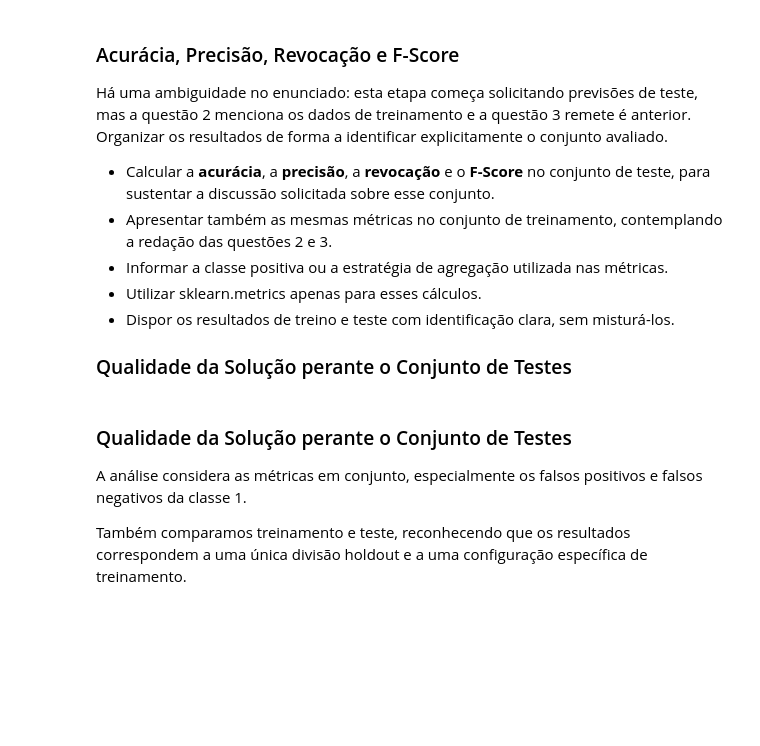
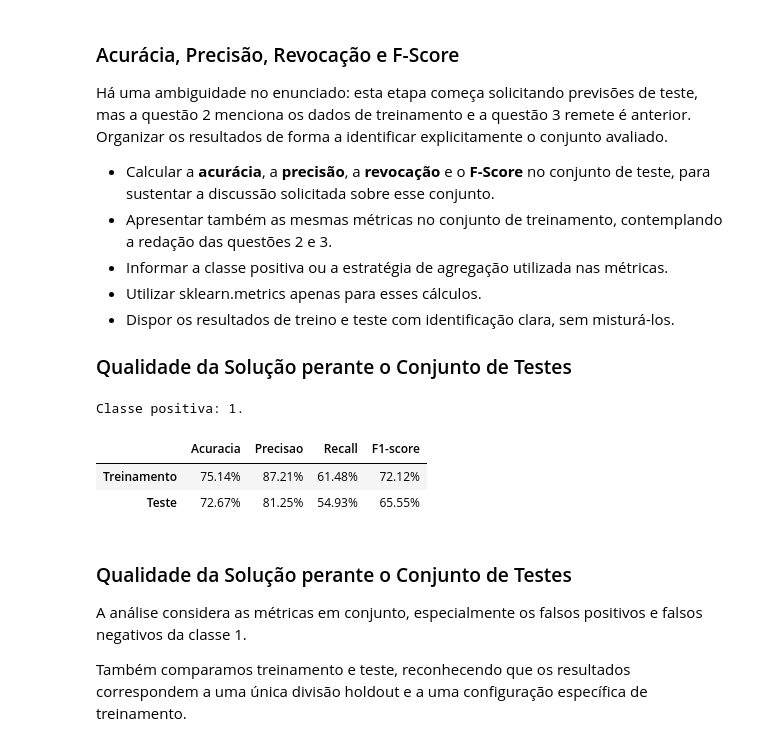
Before and after one commit to bernardo-gontijo/Projeto-Pratico-2.1, a Jupyter notebook: BERNARDO_GONTIJO_FERNANDES_e_MATEUS_CABRAL_PINHEIRO_RNA_2026.2_PP2.1.ipynb, the cells around one changed output. Drawn from its saved outputs; the diff is of its cells as text; code cells hidden in the pictures; blank space fills up the shorter version.

```diff
--- a/BERNARDO_GONTIJO_FERNANDES_e_MATEUS_CABRAL_PINHEIRO_RNA_2026.2_PP2.1.ipynb
+++ b/BERNARDO_GONTIJO_FERNANDES_e_MATEUS_CABRAL_PINHEIRO_RNA_2026.2_PP2.1.ipynb
@@ -854,37 +917,42 @@ def calcular_metricas(real, previsto):
             zero_division=0
         ),
 
-        "Revocacao": recall_score(
+        "Recall": recall_score(
             real,
             previsto,
             pos_label=1,
             zero_division=0
         ),
 
         "F1-score": f1_score(
             real,
             previsto,
             pos_label=1,
             zero_division=0
         )
     }
 
 metricas_holdout = pd.DataFrame(
     {
         "Treinamento": calcular_metricas(
             y_treino,
             y_prev_treino
         ),
 
         "Teste": calcular_metricas(
             y_teste,
             y_prev_teste
         )
     }
 ).T
 
 print("Classe positiva: 1.")
 display(metricas_holdout.style.format("{:.2%}"))
+# %% [output]
+Classe positiva: 1.
+|  | Acuracia | Precisao | Recall | F1-score |
+| Treinamento | 75.14% | 87.21% | 61.48% | 72.12% |
+| Teste | 72.67% | 81.25% | 54.93% | 65.55% |
 # %% [markdown]
 ### Qualidade da Solução perante o Conjunto de Testes
 
```
Also changed, not shown: parts of 13 cells of this notebook, 2 other files.
